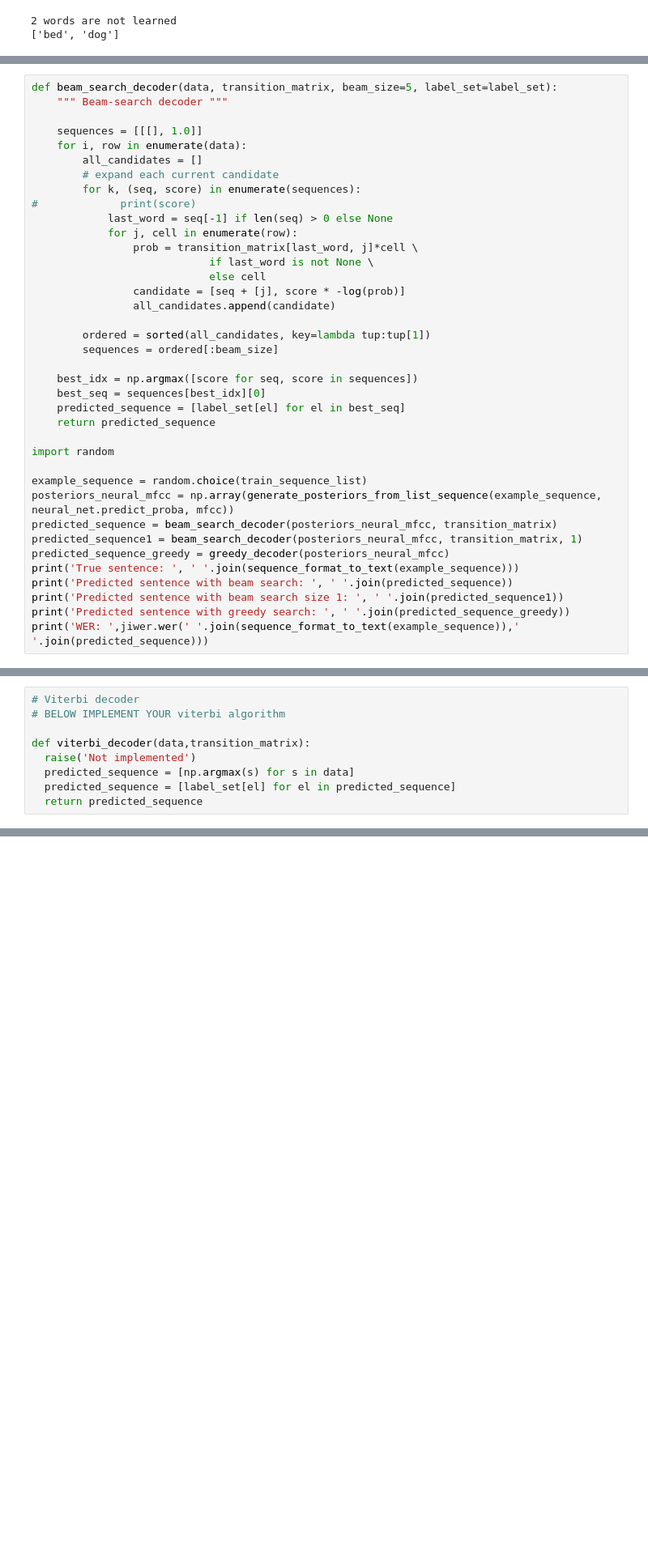
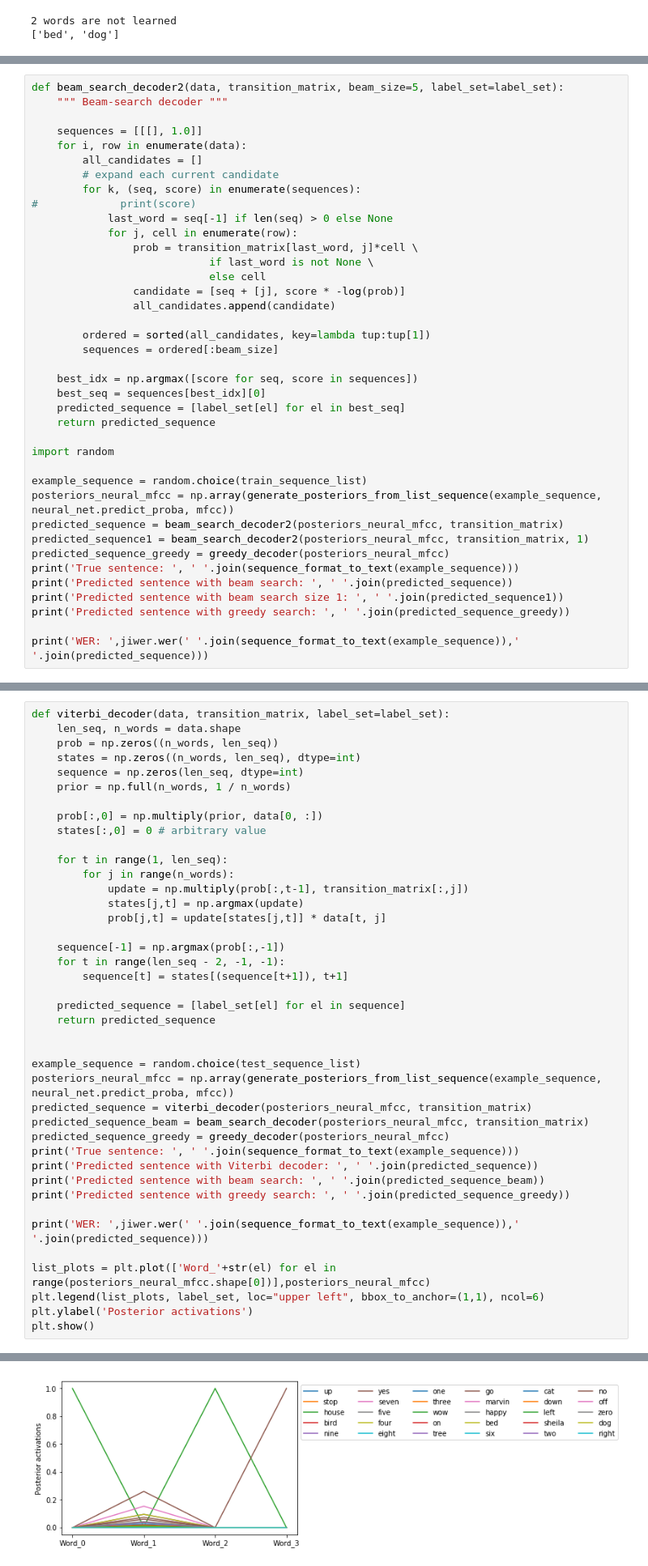
Before and after one commit to plguhur/MVA, a Jupyter notebook: SpeechLanguage/speech_commands_mva_2019_py3.ipynb, the cells around one changed output, grey strips where cells are left out. Shown at 81% size. Cells and saved outputs as stored; diff of their text form; blank space fills up the shorter version.

```diff
--- a/SpeechLanguage/speech_commands_mva_2019_py3.ipynb
+++ b/SpeechLanguage/speech_commands_mva_2019_py3.ipynb
@@ -762,5 +799,5 @@ Implement the Beam-Search algorithm, and apply it with your transition matrix an
 # %%
-def beam_search_decoder(data, transition_matrix, beam_size=5, label_set=label_set):
+def beam_search_decoder2(data, transition_matrix, beam_size=5, label_set=label_set):
     """ Beam-search decoder """
 
     sequences = [[[], 1.0]]
@@ -789,12 +826,13 @@ import random
 
 example_sequence = random.choice(train_sequence_list)
 posteriors_neural_mfcc = np.array(generate_posteriors_from_list_sequence(example_sequence, neural_net.predict_proba, mfcc))
-predicted_sequence = beam_search_decoder(posteriors_neural_mfcc, transition_matrix)
-predicted_sequence1 = beam_search_decoder(posteriors_neural_mfcc, transition_matrix, 1)
+predicted_sequence = beam_search_decoder2(posteriors_neural_mfcc, transition_matrix)
+predicted_sequence1 = beam_search_decoder2(posteriors_neural_mfcc, transition_matrix, 1)
 predicted_sequence_greedy = greedy_decoder(posteriors_neural_mfcc)
 print('True sentence: ', ' '.join(sequence_format_to_text(example_sequence)))
 print('Predicted sentence with beam search: ', ' '.join(predicted_sequence))
 print('Predicted sentence with beam search size 1: ', ' '.join(predicted_sequence1))
 print('Predicted sentence with greedy search: ', ' '.join(predicted_sequence_greedy))
+
 print('WER: ',jiwer.wer(' '.join(sequence_format_to_text(example_sequence)),' '.join(predicted_sequence)))
 # %% [output]
@@ -842,12 +910,3 @@ Evaluation time: 29.415616273880005
 **Question** 2.8: What is the relationship between the probability to be in state $j$ at step $k$, and the probabilities to be in state $j'$ at step $k-1$? What is the final complexity of the Viterbi algorithm?
 
 Implement the Viterbi algorithm, and apply it with your transition matrix and your best discriminator.
-# %%
-# Viterbi decoder
-# BELOW IMPLEMENT YOUR viterbi algorithm
-
-def viterbi_decoder(data,transition_matrix):
-  raise('Not implemented')
-  predicted_sequence = [np.argmax(s) for s in data]
-  predicted_sequence = [label_set[el] for el in predicted_sequence]
-  return predicted_sequence
@@ -871,0 +913,42 @@ def generate_wav_from_list_sequence(generated_list_sequence):
+# %%
+def viterbi_decoder(data, transition_matrix, label_set=label_set):
+    len_seq, n_words = data.shape
+    prob = np.zeros((n_words, len_seq))
+    states = np.zeros((n_words, len_seq), dtype=int)
+    sequence = np.zeros(len_seq, dtype=int)
+    prior = np.full(n_words, 1 / n_words)
+
+    prob[:,0] = np.multiply(prior, data[0, :])
+    states[:,0] = 0 # arbitrary value
+
+    for t in range(1, len_seq):
+        for j in range(n_words):
+            update = np.multiply(prob[:,t-1], transition_matrix[:,j])
+            states[j,t] = np.argmax(update)
+            prob[j,t] = update[states[j,t]] * data[t, j]
+
+    sequence[-1] = np.argmax(prob[:,-1])
+    for t in range(len_seq - 2, -1, -1):
+        sequence[t] = states[(sequence[t+1]), t+1]
+
+    predicted_sequence = [label_set[el] for el in sequence]
+    return predicted_sequence
+
+
+example_sequence = random.choice(test_sequence_list)
+posteriors_neural_mfcc = np.array(generate_posteriors_from_list_sequence(example_sequence, neural_net.predict_proba, mfcc))
+predicted_sequence = viterbi_decoder(posteriors_neural_mfcc, transition_matrix)
+predicted_sequence_beam = beam_search_decoder(posteriors_neural_mfcc, transition_matrix)
+predicted_sequence_greedy = greedy_decoder(posteriors_neural_mfcc)
+print('True sentence: ', ' '.join(sequence_format_to_text(example_sequence)))
+print('Predicted sentence with Viterbi decoder: ', ' '.join(predicted_sequence))
+print('Predicted sentence with beam search: ', ' '.join(predicted_sequence_beam))
+print('Predicted sentence with greedy search: ', ' '.join(predicted_sequence_greedy))
+
+print('WER: ',jiwer.wer(' '.join(sequence_format_to_text(example_sequence)),' '.join(predicted_sequence)))
+
+list_plots = plt.plot(['Word_'+str(el) for el in range(posteriors_neural_mfcc.shape[0])],posteriors_neural_mfcc)
+plt.legend(list_plots, label_set, loc="upper left", bbox_to_anchor=(1,1), ncol=6)
+plt.ylabel('Posterior activations')
+plt.show()
+# %% [output]
@@ -871,0 +960 @@ def generate_wav_from_list_sequence(generated_list_sequence):
+[figure, added]
```
Also changed, not shown: parts of 17 cells of this notebook, 2 other files.
